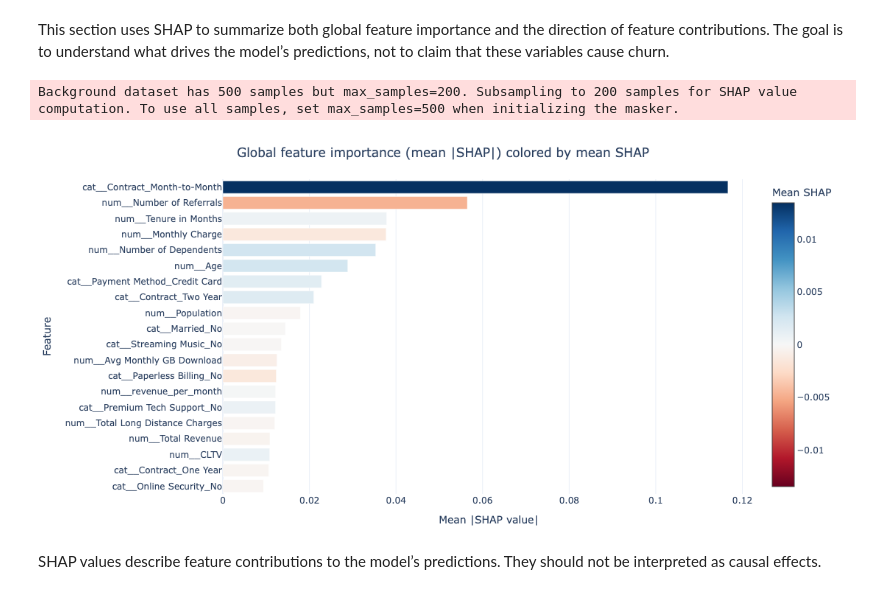
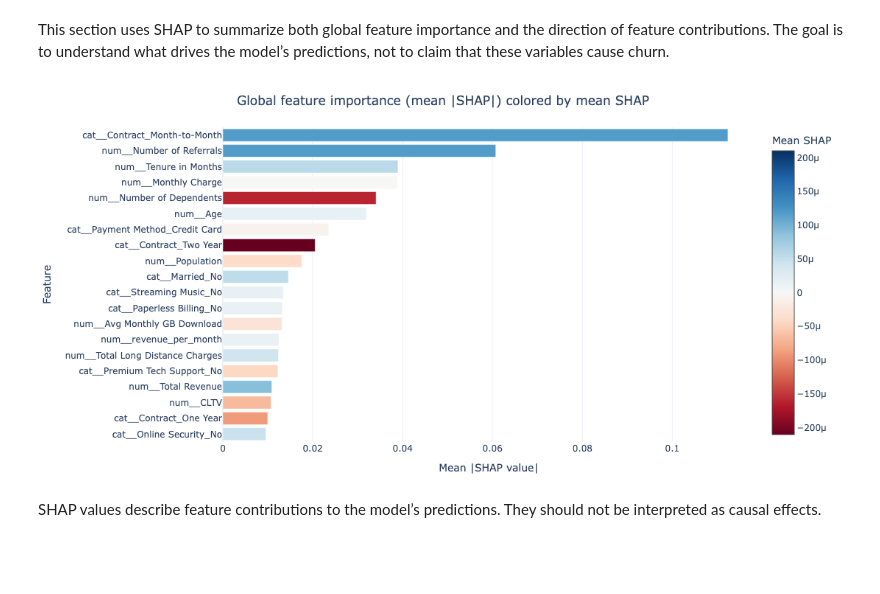
Before and after one commit to PRSPrithvi/Telco-Customer-Churn, a Jupyter notebook: notebooks/model_eval.ipynb, the cells around one changed output. Drawn from its saved outputs; the diff is of its cells as text; code cells hidden in the pictures; blank space fills up the shorter version.

```diff
--- a/notebooks/model_eval.ipynb
+++ b/notebooks/model_eval.ipynb
@@ -1059,7 +1059,7 @@ def model_predict_proba(X):
 X_sample = X_test_transformed[:500]
 
 # Background data for explainer
-background = shap.maskers.Independent(X_sample, max_samples=min(200, len(X_sample)))
+background = shap.maskers.Independent(X_sample, max_samples=len(X_sample))
 
 explainer = shap.Explainer(
     model_predict_proba,
@@ -1090,35 +1090,34 @@ fig.add_trace(go.Bar(
     y=importance_df['feature'],
     orientation='h',
     marker=dict(
         color=importance_df['mean_shap'],
         colorscale='RdBu',
         cmin=-max(np.abs(importance_df['mean_shap'])),
         cmax= max(np.abs(importance_df['mean_shap'])),
         showscale=True,
         colorbar=dict(title='Mean SHAP'),
     ),
     hovertemplate=(
         '<b>%{y}</b><br>'
         'Mean |SHAP|: %{x:.4f}<br>'
         'Mean SHAP: %{marker.color:.4f}<extra></extra>'
     ),
 ))
 
 fig.update_layout(template='plotly_white',
     title='Global feature importance (mean |SHAP|) colored by mean SHAP',
     title_x=0.5,
     xaxis_title='Mean |SHAP value|',
     yaxis_title='Feature',
     height=min(600, 40 + top_n * 25),
     width=1100,
     margin=dict(l=220, r=40, t=60, b=20),
 )
 
 fig.show()
 fig.write_image('../images/shap_summary.svg')
 # %% [output]
-Background dataset has 500 samples but max_samples=200. Subsampling to 200 samples for SHAP value computation. To use all samples, set max_samples=500 when initializing the masker.
-[figure, old version]
+[figure, new version]
 # %% [markdown]
 SHAP values describe feature contributions to the model’s predictions. They
 should not be interpreted as causal effects.
```
Also changed, not shown: 10 other files.
